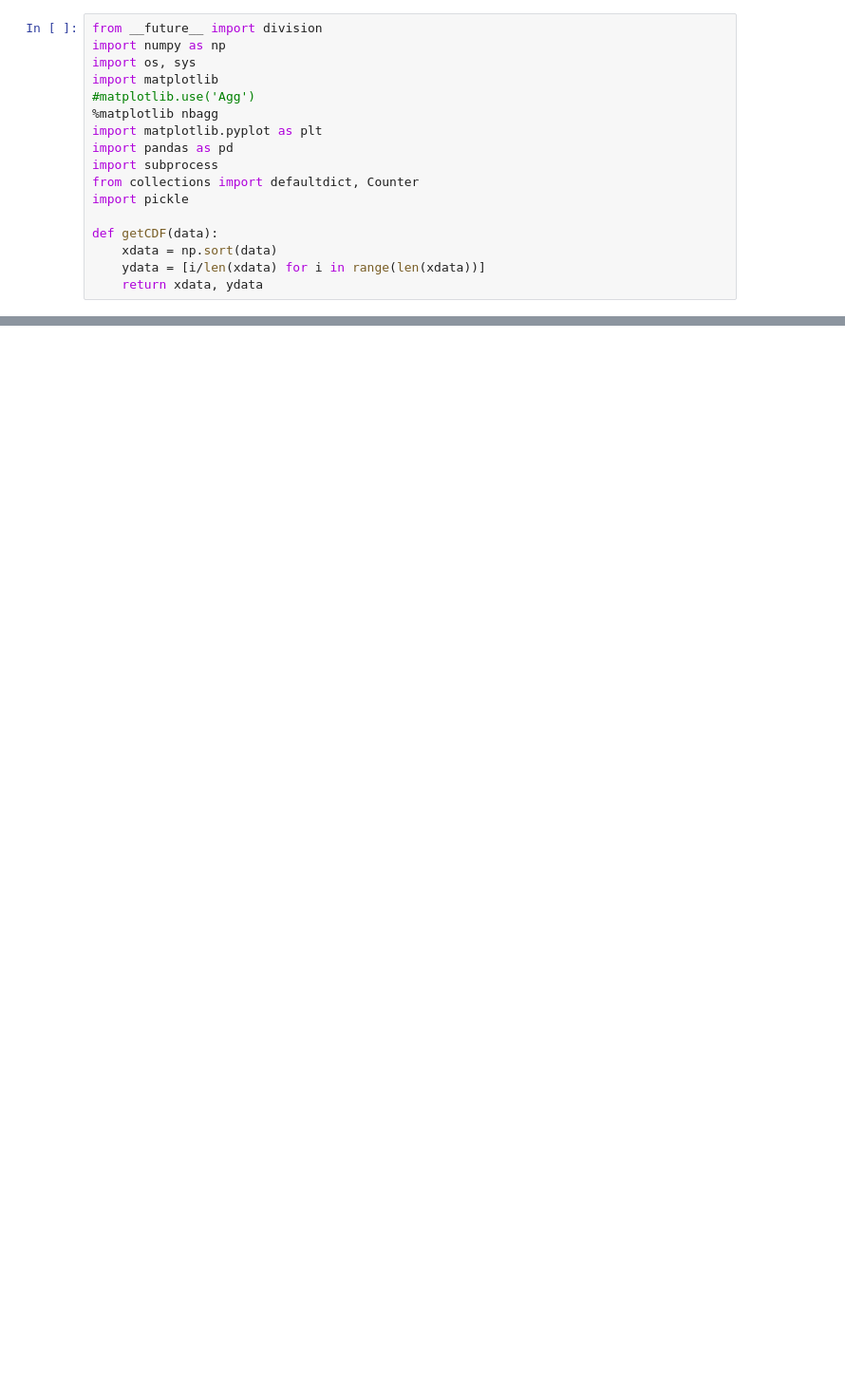
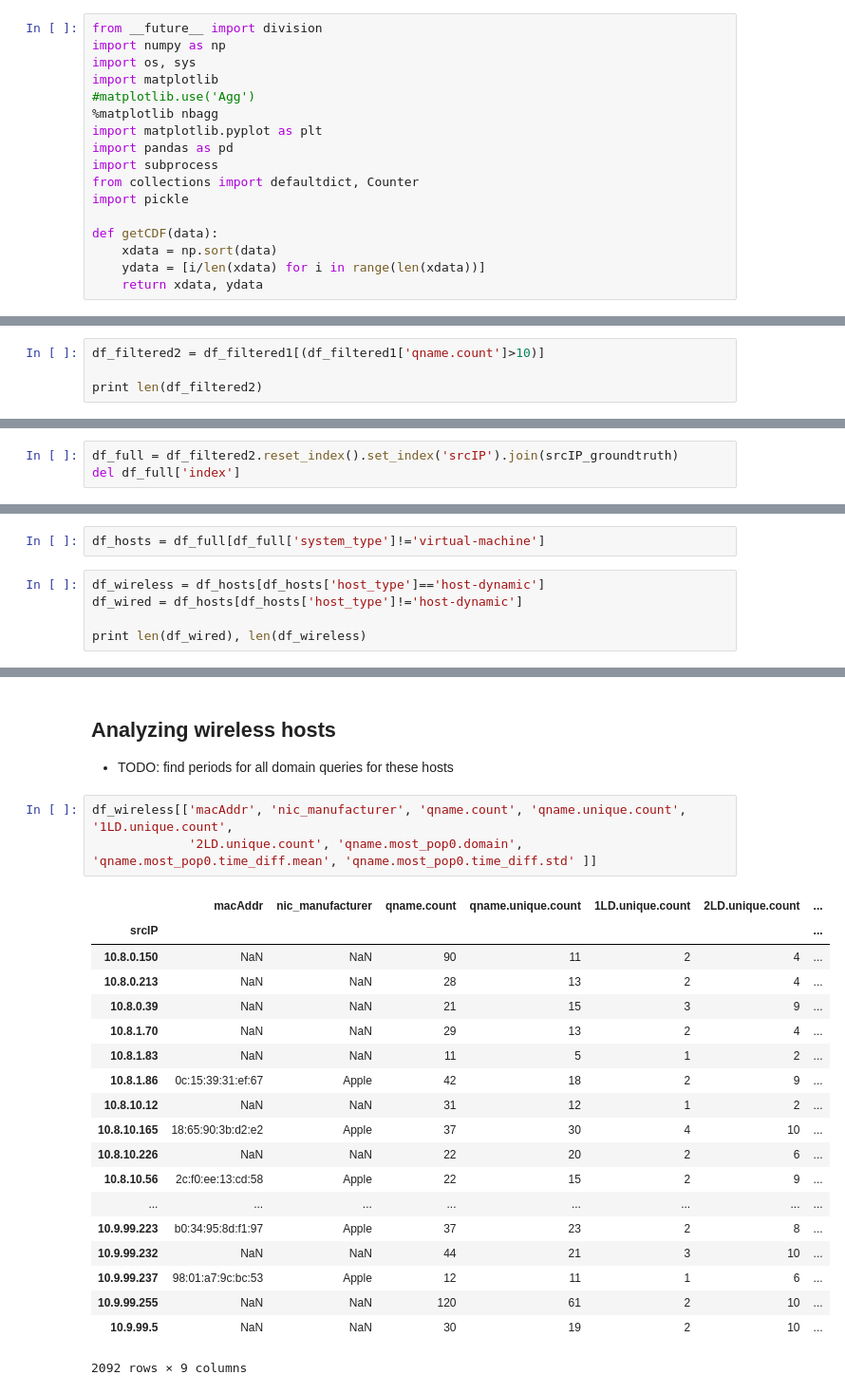
Before and after one commit to shahifaqeer/oit-dns, a Jupyter notebook: feature_extraction/ML-features-analysis.ipynb, the cells around one changed output, grey strips where cells are left out. Shown at 95% size. Drawn from its saved outputs; the diff is of its cells as text; blank space fills up the shorter version.

```diff
--- a/feature_extraction/ML-features-analysis.ipynb
+++ b/feature_extraction/ML-features-analysis.ipynb
@@ -48,0 +274,4 @@ pd.read_csv('../data/hostdb.csv',
+# %%
+df_filtered2 = df_filtered1[(df_filtered1['qname.count']>10)]
+
+print len(df_filtered2)
@@ -48,0 +282,3 @@ pd.read_csv('../data/hostdb.csv',
+# %%
+df_full = df_filtered2.reset_index().set_index('srcIP').join(srcIP_groundtruth)
+del df_full['index']
@@ -48,0 +304,7 @@ pd.read_csv('../data/hostdb.csv',
+# %%
+df_hosts = df_full[df_full['system_type']!='virtual-machine']
+# %%
+df_wireless = df_hosts[df_hosts['host_type']=='host-dynamic']
+df_wired = df_hosts[df_hosts['host_type']!='host-dynamic']
+
+print len(df_wired), len(df_wireless)
@@ -48,0 +356,26 @@ pd.read_csv('../data/hostdb.csv',
+# %% [markdown]
+## Analyzing wireless hosts
+- TODO: find periods for all domain queries for these hosts
+# %%
+df_wireless[['macAddr', 'nic_manufacturer', 'qname.count', 'qname.unique.count', '1LD.unique.count',
+             '2LD.unique.count', 'qname.most_pop0.domain', 'qname.most_pop0.time_diff.mean', 'qname.most_pop0.time_diff.std' ]]
+# %% [output]
+|  | macAddr | nic_manufacturer | qname.count | qname.unique.count | 1LD.unique.count | 2LD.unique.count | ... |
+| srcIP |  |  |  |  |  |  | ... |
+| 10.8.0.150 | NaN | NaN | 90 | 11 | 2 | 4 | ... |
+| 10.8.0.213 | NaN | NaN | 28 | 13 | 2 | 4 | ... |
+| 10.8.0.39 | NaN | NaN | 21 | 15 | 3 | 9 | ... |
+| 10.8.1.70 | NaN | NaN | 29 | 13 | 2 | 4 | ... |
+| 10.8.1.83 | NaN | NaN | 11 | 5 | 1 | 2 | ... |
+| 10.8.1.86 | 0c:15:39:31:ef:67 | Apple | 42 | 18 | 2 | 9 | ... |
+| 10.8.10.12 | NaN | NaN | 31 | 12 | 1 | 2 | ... |
+| 10.8.10.165 | 18:65:90:3b:d2:e2 | Apple | 37 | 30 | 4 | 10 | ... |
+| 10.8.10.226 | NaN | NaN | 22 | 20 | 2 | 6 | ... |
+| 10.8.10.56 | 2c:f0:ee:13:cd:58 | Apple | 22 | 15 | 2 | 9 | ... |
+| ... | ... | ... | ... | ... | ... | ... | ... |
+| 10.9.99.223 | b0:34:95:8d:f1:97 | Apple | 37 | 23 | 2 | 8 | ... |
+| 10.9.99.232 | NaN | NaN | 44 | 21 | 3 | 10 | ... |
+| 10.9.99.237 | 98:01:a7:9c:bc:53 | Apple | 12 | 11 | 1 | 6 | ... |
+| 10.9.99.255 | NaN | NaN | 120 | 61 | 2 | 10 | ... |
+| 10.9.99.5 | NaN | NaN | 30 | 19 | 2 | 10 | ... |
+2092 rows × 9 columns
```
Also changed, not shown: parts of 44 cells of this notebook.
